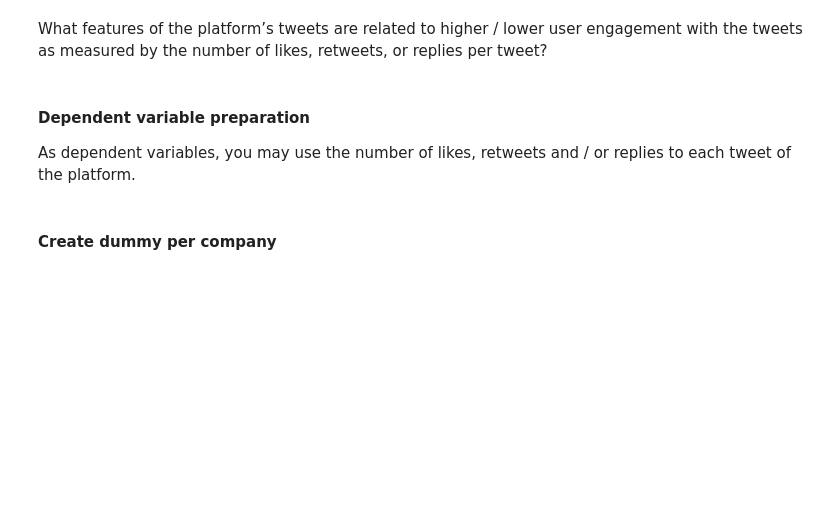
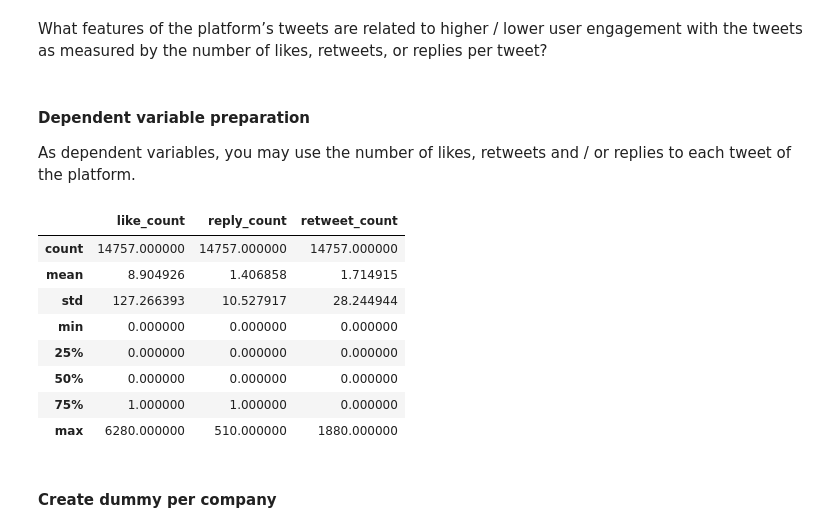
Before and after one commit to AngeloBarisano/Supply_Chain, a Jupyter notebook: Notebooks/workfile_assignment2.ipynb, the cells around one changed output. Cells and saved outputs as stored; diff of their text form; code cells hidden in the pictures; blank space fills up the shorter version.

```diff
--- a/Notebooks/workfile_assignment2.ipynb
+++ b/Notebooks/workfile_assignment2.ipynb
@@ -686,3 +670,17 @@ What features of the platform’s tweets are related to higher / lower user enga
 # %% [markdown]
 #### Dependent variable preparation
 As dependent variables, you may use the number of likes, retweets and / or replies to each tweet of the platform.
+# %%
+df_regression = df_tweets_jet.loc[:, ["like_count", "reply_count", "retweet_count"]]
+
+df_regression.describe()
+# %% [output]
+|  | like_count | reply_count | retweet_count |
+| count | 14757.000000 | 14757.000000 | 14757.000000 |
+| mean | 8.904926 | 1.406858 | 1.714915 |
+| std | 127.266393 | 10.527917 | 28.244944 |
+| min | 0.000000 | 0.000000 | 0.000000 |
+| 25% | 0.000000 | 0.000000 | 0.000000 |
+| 50% | 0.000000 | 0.000000 | 0.000000 |
+| 75% | 1.000000 | 1.000000 | 0.000000 |
+| max | 6280.000000 | 510.000000 | 1880.000000 |
```
Also changed, not shown: parts of 34 cells of this notebook.
